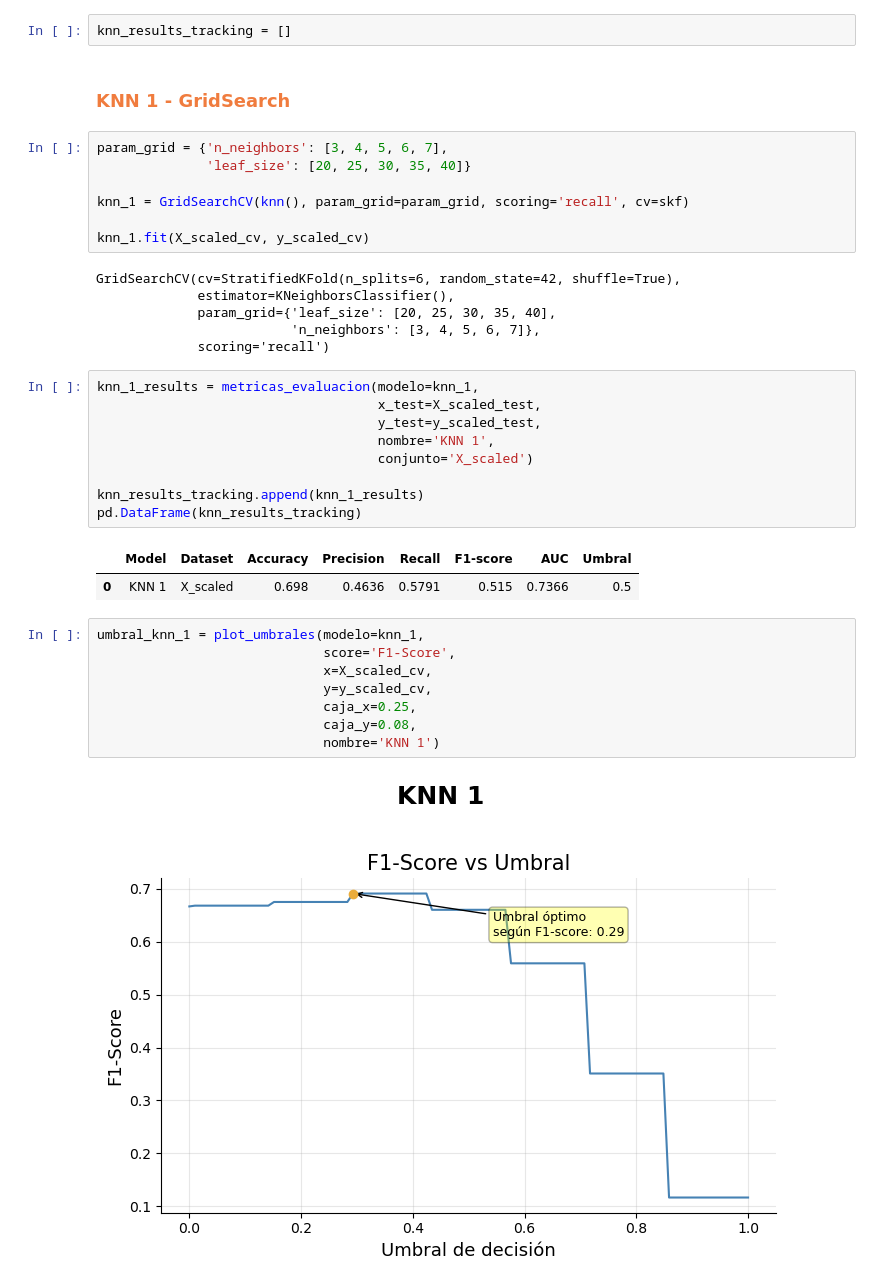
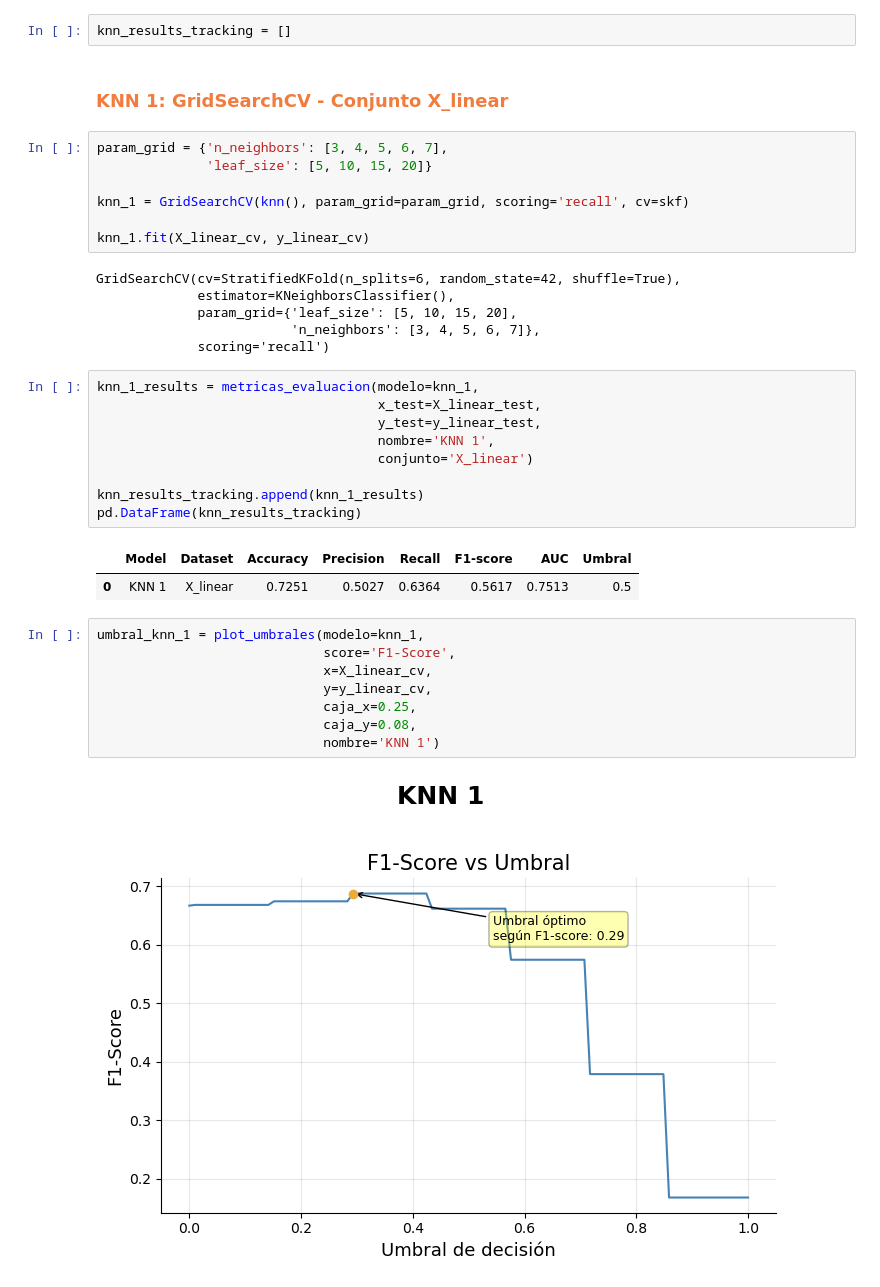
Before and after one commit to ignaciomajo/proyecto_TelecomX_ML, a Jupyter notebook: proyecto_TelecomX_ML_rebuild.ipynb, the cells around one changed output. Cells and saved outputs as stored; diff of their text form.

```diff
--- a/proyecto_TelecomX_ML_rebuild.ipynb
+++ b/proyecto_TelecomX_ML_rebuild.ipynb
@@ -3095,41 +3095,41 @@ En cuanto al preprocesamiento, se reutilizarán las variables numéricas escalad
 # %%
 knn_results_tracking = []
 # %% [markdown]
-### <font color='#f07c3e'>**KNN 1 - GridSearch**</font>
+### <font color='#f07c3e'>**KNN 1: GridSearchCV - Conjunto X_linear**</font>
 # %%
 param_grid = {'n_neighbors': [3, 4, 5, 6, 7],
-              'leaf_size': [20, 25, 30, 35, 40]}
+              'leaf_size': [5, 10, 15, 20]}
 
 knn_1 = GridSearchCV(knn(), param_grid=param_grid, scoring='recall', cv=skf)
 
-knn_1.fit(X_scaled_cv, y_scaled_cv)
+knn_1.fit(X_linear_cv, y_linear_cv)
 # %% [output]
 GridSearchCV(cv=StratifiedKFold(n_splits=6, random_state=42, shuffle=True),
              estimator=KNeighborsClassifier(),
-             param_grid={'leaf_size': [20, 25, 30, 35, 40],
+             param_grid={'leaf_size': [5, 10, 15, 20],
                          'n_neighbors': [3, 4, 5, 6, 7]},
              scoring='recall')
 # %%
 knn_1_results = metricas_evaluacion(modelo=knn_1,
-                                    x_test=X_scaled_test,
-                                    y_test=y_scaled_test,
+                                    x_test=X_linear_test,
+                                    y_test=y_linear_test,
                                     nombre='KNN 1',
-                                    conjunto='X_scaled')
+                                    conjunto='X_linear')
 
 knn_results_tracking.append(knn_1_results)
 pd.DataFrame(knn_results_tracking)
 # %% [output]
 |  | Model | Dataset | Accuracy | Precision | Recall | F1-score | AUC | Umbral |
-| 0 | KNN 1 | X_scaled | 0.698 | 0.4636 | 0.5791 | 0.515 | 0.7366 | 0.5 |
+| 0 | KNN 1 | X_linear | 0.7251 | 0.5027 | 0.6364 | 0.5617 | 0.7513 | 0.5 |
 # %%
 umbral_knn_1 = plot_umbrales(modelo=knn_1,
                              score='F1-Score',
-                             x=X_scaled_cv,
-                             y=y_scaled_cv,
+                             x=X_linear_cv,
+                             y=y_linear_cv,
                              caja_x=0.25,
                              caja_y=0.08,
                              nombre='KNN 1')
 # %% [output]
-[figure, old version]
+[figure, new version]
 # %%
 knn_1_results_umbral = metricas_evaluacion(modelo=knn_1,
```
Also changed, not shown: parts of 52 cells of this notebook, 8 other files.
